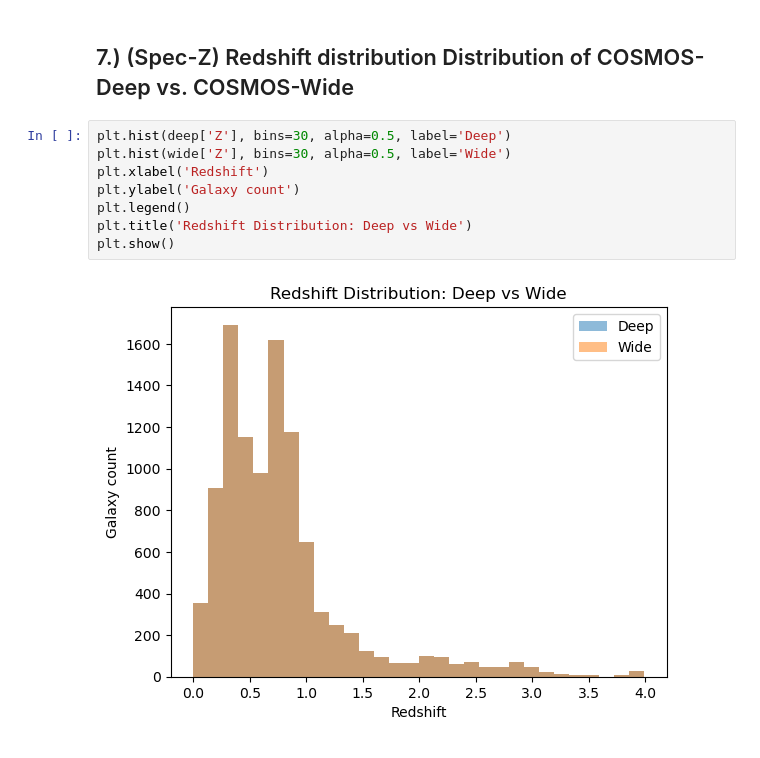
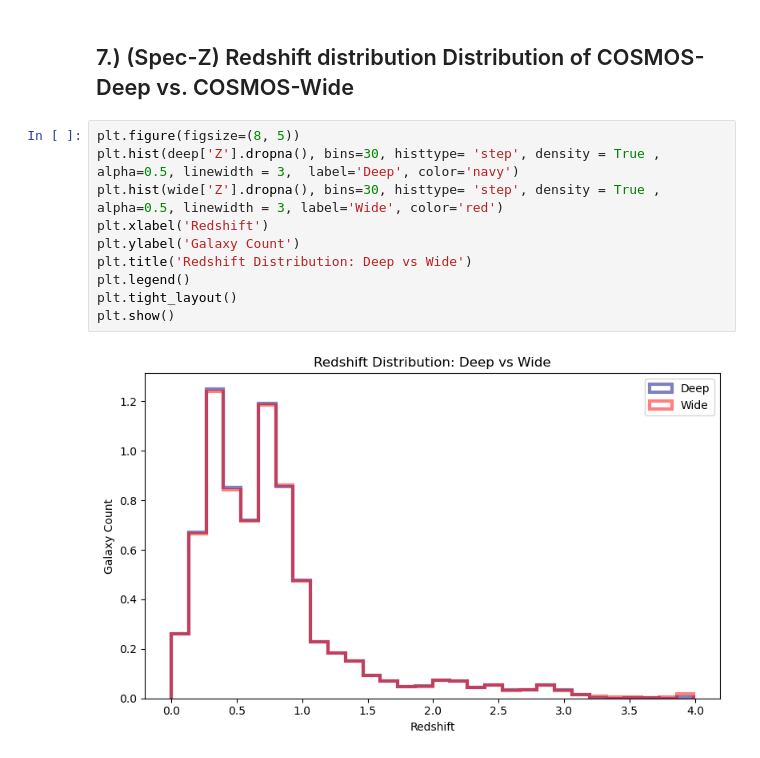
Before and after one commit to MiaBeatty/usrp_project, a Jupyter notebook: usrp_beatty.ipynb, the cells around one changed output. Cells and saved outputs as stored; diff of their text form.

Commit message:
in progress update on graphs

```diff
--- a/usrp_beatty.ipynb
+++ b/usrp_beatty.ipynb
@@ -349,12 +362,14 @@ plt.title("R-I Color Distribution")
 # %% [markdown]
 ## 7.) (Spec-Z) Redshift distribution Distribution of COSMOS-Deep vs. COSMOS-Wide
 # %%
-plt.hist(deep['Z'], bins=30, alpha=0.5, label='Deep')
-plt.hist(wide['Z'], bins=30, alpha=0.5, label='Wide')
+plt.figure(figsize=(8, 5))
+plt.hist(deep['Z'].dropna(), bins=30, histtype= 'step', density = True , alpha=0.5, linewidth = 3,  label='Deep', color='navy')
+plt.hist(wide['Z'].dropna(), bins=30, histtype= 'step', density = True , alpha=0.5, linewidth = 3, label='Wide', color='red')
 plt.xlabel('Redshift')
-plt.ylabel('Galaxy count')
+plt.ylabel('Galaxy Count')
+plt.title('Redshift Distribution: Deep vs Wide')
 plt.legend()
-plt.title('Redshift Distribution: Deep vs Wide')
+plt.tight_layout()
 plt.show()
 # %% [output]
-[figure, old version]
+[figure, new version]
```
Also changed, not shown: parts of 20 cells of this notebook.
